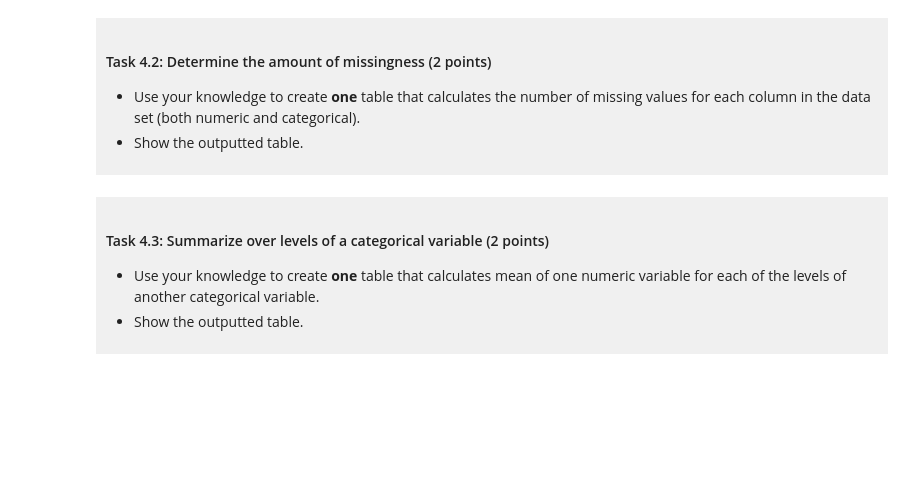
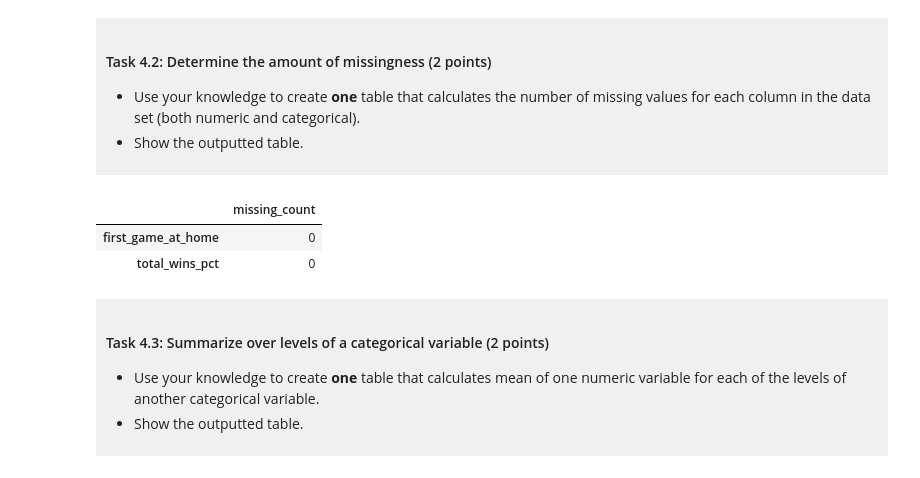
Before and after one commit to Pirehame/dsci-100-project-parham-meysami, a Jupyter notebook: dsci-100-project-notebook (1).ipynb, the cells around one changed output. Saved outputs shown, nothing was run; the diff lists cells and outputs as text; code cells hidden in the pictures; blank space fills up the shorter version.

Commit message:
CHECKPOINT C
Completed data visualizations and the analysis plan.

```diff
--- a/dsci-100-project-notebook (1).ipynb
+++ b/dsci-100-project-notebook (1).ipynb
@@ -256,7 +268,19 @@ You will refine your research question (if needed) and produce a tidy data set.
 - Show the outputted table.
 </div>
 # %%
-### EDIT THIS CODE CELL ###
+# Count the total number of rows using a column without missing values
+total_rows = tidy_march_madness["first_game_at_home"].count()
+
+# Calculate missing values for each column
+missing_values = pd.DataFrame({
+    "missing_count": total_rows - tidy_march_madness.count()})
+
+# Display the table
+missing_values
+# %% [output]
+|  | missing_count |
+| first_game_at_home | 0 |
+| total_wins_pct | 0 |
 # %% [markdown]
 <div style="background-color: #f0f0f0; padding: 10px;">
 
```
Also changed, not shown: parts of 9 cells of this notebook.
